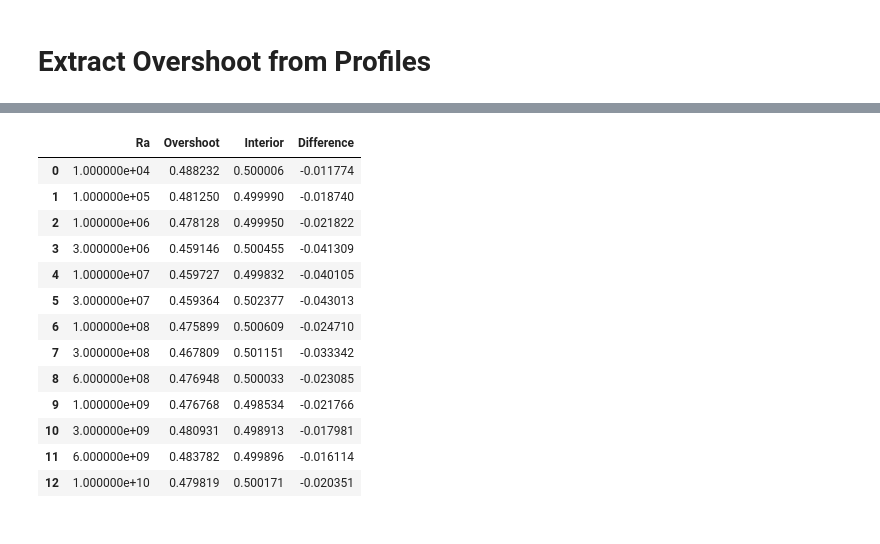
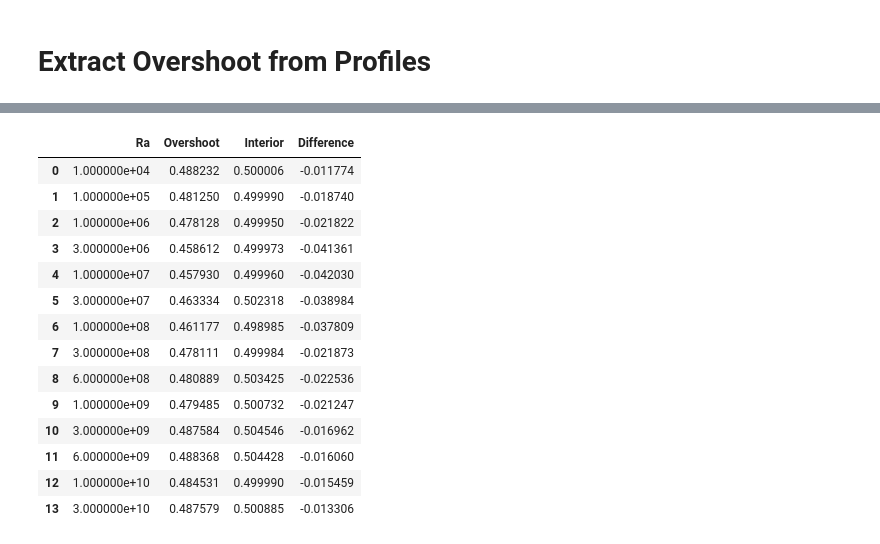
Before and after one commit to juliangtCode/CitcomCU-Notebooks, a Jupyter notebook: Basal Heating/Extract Overshoot from Profiles.ipynb, the cells around one changed output, grey strips where cells are left out. Cells and saved outputs as stored; diff of their text form; code cells hidden in the pictures.

```diff
--- a/Basal Heating/Extract Overshoot from Profiles.ipynb
+++ b/Basal Heating/Extract Overshoot from Profiles.ipynb
@@ -30,25 +30,24 @@ plt.rcParams['lines.markeredgewidth'] = 0.7
 main_path = 'C:\\Users\\super\\Dropbox\\Rice University\\501\\BL_Interactions\\'
 fname = os.path.join(main_path,'[!m]*')
 fileL = glob.glob(fname) #list of files
-# [fileL.remove(file) for file in fileL if '_' in file];
 [fileL.remove(file) for file in fileL if 'Plume' in file];
+[fileL.remove(file) for file in fileL if '6e7' in file];
 path_list = sorted (fileL, key = lambda x: (len (x), x))
 fileL = [file.replace(main_path,'') for file in fileL]
 ra_path = sorted (fileL, key = lambda x: (len (x), x))
 
-# path_list.pop(8)
-# ra_path.remove('3e9')
-
 lenRa = len(ra_path)
 # %%
 data = [[] for i in range(lenRa)] #empty nested list
 
-for i in range(lenRa):
-    if ra_path[i]=='3e8':
-        fname = os.path.join(path_list[i]+'\\512\\','[!m]*.txt')
-    else:
-        fname = os.path.join(path_list[i]+'\\256\\','[!m]*.txt')
-#     fname = os.path.join(path_list[i]+'\\256\\','[!m]*.txt')
+for i in range(lenRa-1):
+    if ra_path[i]=='6e7':
+        continue
+#     if ra_path[i]=='3e8':
+#         fname = os.path.join(path_list[i]+'\\512\\','[!m]*.txt')
+#     else:
+#         fname = os.path.join(path_list[i]+'\\256\\','[!m]*.txt')
+    fname = os.path.join(path_list[i]+'\\256\\','[!m]*.txt')
     fileL = glob.glob(fname) #list of files
     temp = []
     for file in fileL:
@@ -56,11 +55,11 @@ for i in range(lenRa):
         b = pd.read_csv(file,header=None)
         b.rename(columns={0:a}, inplace=True)
         temp.append(b)
-    if ra_path[i]=='3e8':
-        toDF = np.reshape(temp,(3,513),order='A')
-    else:
-        toDF = np.reshape(temp,(3,257),order='A')
-#     toDF = np.reshape(temp,(3,257),order='A')
+#     if ra_path[i]=='3e8':
+#         toDF = np.reshape(temp,(3,513),order='A')
+#     else:
+#         toDF = np.reshape(temp,(3,257),order='A')
+    toDF = np.reshape(temp,(3,257),order='A')
     DF = pd.DataFrame(toDF.T)
     DF.rename(columns={0:'Radius',2:'Temperature',1:'Velocity'},inplace=True)
     DF['Ra']=float(ra_path[i])
@@ -70,7 +69,7 @@ to = []
 ti = []
 ra = []
 zz = []
-for i in range(lenRa-2):
+for i in range(lenRa-1):
     max_len = len(data[i]['Temperature'])
     mid_len = int(len(data[i]['Temperature'])/2)
     to.append(data[i]['Temperature'].truncate(before=mid_len, after=max_len).max())
@@ -87,15 +86,18 @@ result = pd.DataFrame({'Ra': ra, 'Depth' : zz,'Overshoot': to, 'Interior': ti, '
 result = result.sort_values(by=['Ra'])
 result = result.reset_index(drop=True)
 
+plt.rcParams['figure.figsize'] = [6,4]
 plt.plot(result['Ra'],result['Difference'],'.',linestyle='--')
 plt.xscale('log');
 # plt.axvline(3e6);
 plt.title('Overshoot Difference @ Top')
 plt.xlabel('Ra')
 plt.ylabel('ΔT');
+plt.grid()
+plt.xticks(np.logspace(4,10,num=7));
+
 image_path = 'C:\\Users\\super\\Dropbox\\Rice University\\501\\BL_Interactions_Images\\'
 plt.savefig(image_path + 'overshoot_top.png',pad_inches=0.1,bbox_inches='tight');
-
 save_path = 'C:\\Users\\super\\Dropbox\\Rice University\\501\\BL_Interactions_Data\\'
 result.to_csv(save_path+'overshoot_data.csv', index=False)
 result
@@ -119,43 +122,45 @@ result
 to = []
 ti = []
 ra = []
-for i in range(lenRa-2):
+for i in range(lenRa-1):
     max_len = len(data[i]['Temperature'])
     mid_len = int(len(data[i]['Temperature'])/2)
     to.append(data[i]['Temperature'].truncate(before=0, after=mid_len).min())
     ti.append(data[i]['Temperature'][mid_len])
     ra.append(data[i]['Ra'][0])
 to = np.array(to)
 ti = np.array(ti)
 ra = np.array(ra)
 
 result2 = pd.DataFrame({'Ra': ra, 'Overshoot': to, 'Interior': ti, 'Difference':to-ti})
 result2 = result2.sort_values(by=['Ra'])
 result2 = result2.reset_index(drop=True)
 
+plt.rcParams['figure.figsize'] = [6,4]
 plt.plot(result2['Ra'],result2['Difference'],'.',linestyle='--')
 plt.xscale('log');
 # plt.axvline(3e6);
 plt.title('Overshoot Difference @ Bottom')
 plt.xlabel('Ra')
 plt.ylabel('ΔT');
 image_path = 'C:\\Users\\super\\Dropbox\\Rice University\\501\\BL_Interactions_Images\\'
 plt.savefig(image_path + 'overshoot_bot.png',pad_inches=0.1,bbox_inches='tight');
 
 result2
 # %% [output]
 |  | Ra | Overshoot | Interior | Difference |
 | 0 | 1.000000e+04 | 0.488232 | 0.500006 | -0.011774 |
 | 1 | 1.000000e+05 | 0.481250 | 0.499990 | -0.018740 |
 | 2 | 1.000000e+06 | 0.478128 | 0.499950 | -0.021822 |
-| 3 | 3.000000e+06 | 0.459146 | 0.500455 | -0.041309 |
-| 4 | 1.000000e+07 | 0.459727 | 0.499832 | -0.040105 |
-| 5 | 3.000000e+07 | 0.459364 | 0.502377 | -0.043013 |
-| 6 | 1.000000e+08 | 0.475899 | 0.500609 | -0.024710 |
-| 7 | 3.000000e+08 | 0.467809 | 0.501151 | -0.033342 |
-| 8 | 6.000000e+08 | 0.476948 | 0.500033 | -0.023085 |
-| 9 | 1.000000e+09 | 0.476768 | 0.498534 | -0.021766 |
-| 10 | 3.000000e+09 | 0.480931 | 0.498913 | -0.017981 |
-| 11 | 6.000000e+09 | 0.483782 | 0.499896 | -0.016114 |
-| 12 | 1.000000e+10 | 0.479819 | 0.500171 | -0.020351 |
+| 3 | 3.000000e+06 | 0.458612 | 0.499973 | -0.041361 |
+| 4 | 1.000000e+07 | 0.457930 | 0.499960 | -0.042030 |
+| 5 | 3.000000e+07 | 0.463334 | 0.502318 | -0.038984 |
+| 6 | 1.000000e+08 | 0.461177 | 0.498985 | -0.037809 |
+| 7 | 3.000000e+08 | 0.478111 | 0.499984 | -0.021873 |
+| 8 | 6.000000e+08 | 0.480889 | 0.503425 | -0.022536 |
+| 9 | 1.000000e+09 | 0.479485 | 0.500732 | -0.021247 |
+| 10 | 3.000000e+09 | 0.487584 | 0.504546 | -0.016962 |
+| 11 | 6.000000e+09 | 0.488368 | 0.504428 | -0.016060 |
+| 12 | 1.000000e+10 | 0.484531 | 0.499990 | -0.015459 |
+| 13 | 3.000000e+10 | 0.487579 | 0.500885 | -0.013306 |
 [drawing not drawn]
```
Also changed, not shown: parts of 12 cells of this notebook, 14 other files.
